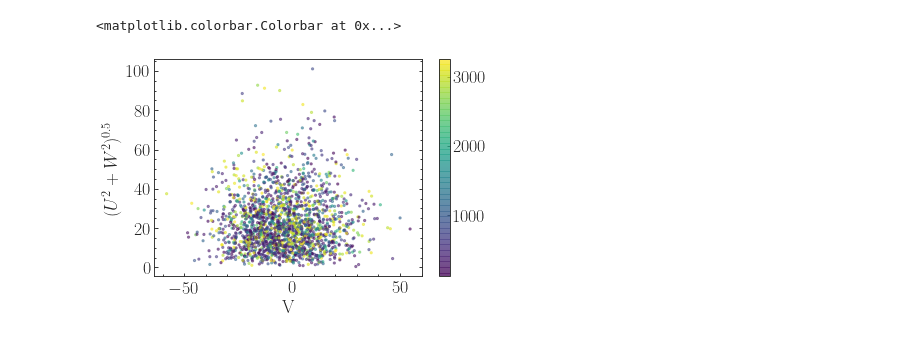
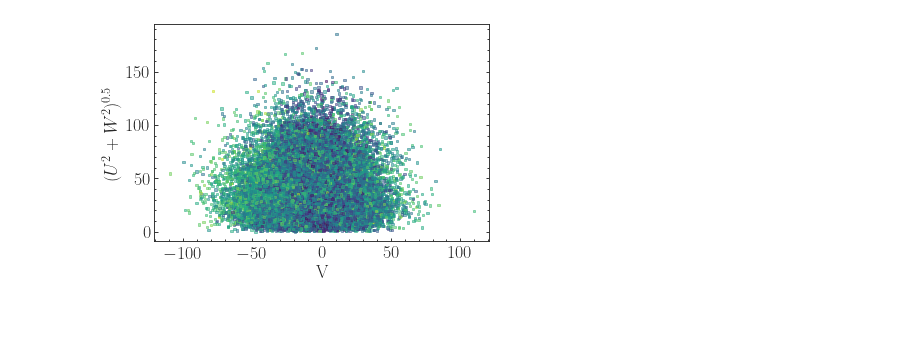
Before and after one commit to caganze/ucdsim, a Jupyter notebook: notebooks/evolutionary models.ipynb, the cells around one changed output. Drawn from its saved outputs; the diff is of its cells as text; code cells hidden in the pictures.

```diff
--- a/notebooks/evolutionary models.ipynb
+++ b/notebooks/evolutionary models.ipynb
@@ -29,7 +36,7 @@ Rough graphical model
 # %%
 #modelfile='../splines.stan'
 datafile='/users/caganze/desktop/burrows2001.csv'
-burrows=pd.read_csv(datafile)
+evolutiomodel=pd.read_csv(datafile)
 # %%
 import astropy.units as u
 # %%
@@ -83,7 +79,11 @@ def logprior(l, b):
 def loglike(r, z, d, h):
     return np.log10((d**2)*density_function(r, z, h))
 
-#-------------------------------------------
+#------------------------------------------
+def log_prior_on_the_age(a):
+    #no negative ages and no ages greater than the universe
+     return tt.switch(((a < 0.) | (a >13. )),-np.inf, 0.)
+
 def density_function(r, z, h):
 
     """
@@ -102,8 +102,8 @@ def chi_square(val, pred):
     #our chisquare
     return -(val-pred)**2
 
-def logp(l, b, r, z, d, h, m, alpha):
-    return (np.log((d**2)*density_function(r, z, h)))+log_mass_function(m, alpha)
+def logp(l, b, r, z, d, h, m, alpha, age):
+    return (np.log((d**2)*density_function(r, z, h)))+log_mass_function(m, alpha)+log_prior_on_the_age(age)
 # %%
 with pm.Model() as model:
 
@@ -123,15 +123,21 @@ with pm.Model() as model:
     k = 74.
 
     #priors on mass function and age
-    alpha=pm.Uniform('alpha', lower=0.0, upper=2.0, observed=.6)
+    alpha=pm.Uniform('alpha', lower=0.0, upper=0.99)
+    beta=pm.Uniform('beta', lower=0.001, upper=1.)
+
     m=pm.Uniform('m', lower=np.nanmin(burrows.mass.values), upper=0.15, testval=0.005)
-    age=pm.Uniform('age', lower=np.nanmin(burrows.age.values), upper=np.nanmax(burrows.age.values), observed=2.)
+    age=pm.Uniform('age', lower=np.nanmin(burrows.age.values), upper=np.nanmax(burrows.age.values))
+    #age=pm.Gamma('age', alpha=5., beta=beta)
 
     #interpolations
-    teff=pm.Deterministic('teff', custom_interpolation_mass_age(m, age))
+    teff=pm.Deterministic('teff', interpolated_teff(m, age))
+    logg=pm.Deterministic('logg', interpolated_logg(m, age))
+    #radius=pm.Deterministic('rad', interpolated_radius(m, age))
+    #lumn=pm.Deterministic('lum', interpolated_lumn(m, age))
 
     #velocities
-    sigma_u =pm.Deterministic('sigma_u',  v10*((age+tau1)/(10.+tau1))**beta)
+    sigma_u =pm.Normal('sigma_u',  mu=v10*((age+tau1)/(10.+tau1))**beta, sigma=1., observed=41.)
     uvel =pm.Normal('uvel', mu=0.0, sigma=sigma_u)
 
     sigma_v = pm.Deterministic('sigma_v', v10_v*((age+tau_v)/(10.+tau_v))**beta_v)
@@ -145,12 +151,12 @@ with pm.Model() as model:
     #galactic structure from velocity dispersion
     sigma_tot=pm.Deterministic('sigma_tot', (sigma_w**2+sigma_u**2+sigma_v**2)**0.5)
 
-    h=pm.Deterministic('h',(217/68)*(sigma_tot**2)/20.0)
+    h=pm.Normal('h',mu=(217/68)*(sigma_tot**2)/20.0, sigma=50, observed=350.)
 
     l=pm.Uniform('l', lower=-np.pi, upper=np.pi, testval=np.pi/2)
     b=pm.Uniform('b', lower=-np.pi/2, upper=np.pi/2, testval=np.pi/3)
 
-    d=pm.Uniform('d', lower=0., upper=10000., testval=500.)
+    d=pm.Uniform('d', lower=0., upper=1000., testval=500.)
     x=pm.Deterministic('x',  Rsun-d*np.cos(b)*np.cos(l))
     y=pm.Deterministic('y', -d*np.cos(b)*np.sin(l))
     r=pm.Deterministic('r', (x**2+y**2)**0.5 )
@@ -159,10 +165,10 @@ with pm.Model() as model:
 
     #likelihood
     like = pm.DensityDist('likelihood', logp, observed={'l':l, 'b':b,
-                         'r': r, 'z': z, 'd':d, 'h':h, 'm':m, 'alpha':alpha})
+                         'r': r, 'z': z, 'd':d, 'h':h, 'm':m, 'alpha':alpha, 'age':age})
 
 
-    trace = pm.sample(draws=1000, cores=2,step=None, init='advi',  start=None,
+    trace = pm.sample(draws=10000, cores=4,step=None, init='advi',  start=None,
                       trace=None, chain_idx=0, chains=None,
                       tune=500, progressbar=True, model=None,
                       random_seed=None, discard_tuned_samples=True, compute_convergence_checks=False)
@@ -176,14 +196,12 @@ NUTS: [d, b, l, wvel, vvel, uvel, m]
 # %%
 fig, ax=plt.subplots()
-c=plt.scatter( trace.vvel,  (trace.uvel**2+trace.wvel**2)**0.5, c=trace.teff, s=5.,
-              cmap='viridis', alpha=0.5)
+c=plt.scatter( trace.vvel,  (trace.uvel**2+trace.wvel**2)**0.5, c=trace.age, s=5.,
+              alpha=0.5,marker=",", cmap='viridis')
 ax.set_xlabel('V', fontsize=18)
 ax.set_ylabel(r'$(U^2+W^2)^{0.5}$', fontsize=18)
 plt.minorticks_on()
-plt.colorbar(c)
 # %% [output]
-<matplotlib.colorbar.Colorbar at 0x...>
-[figure, old version]
+[figure, new version]
 # %%
 kde1=wisps.kernel_density([trace.r, trace.z])
 kde2=wisps.kernel_density([trace.x, trace.y])
```
Also changed, not shown: parts of 14 cells of this notebook.
